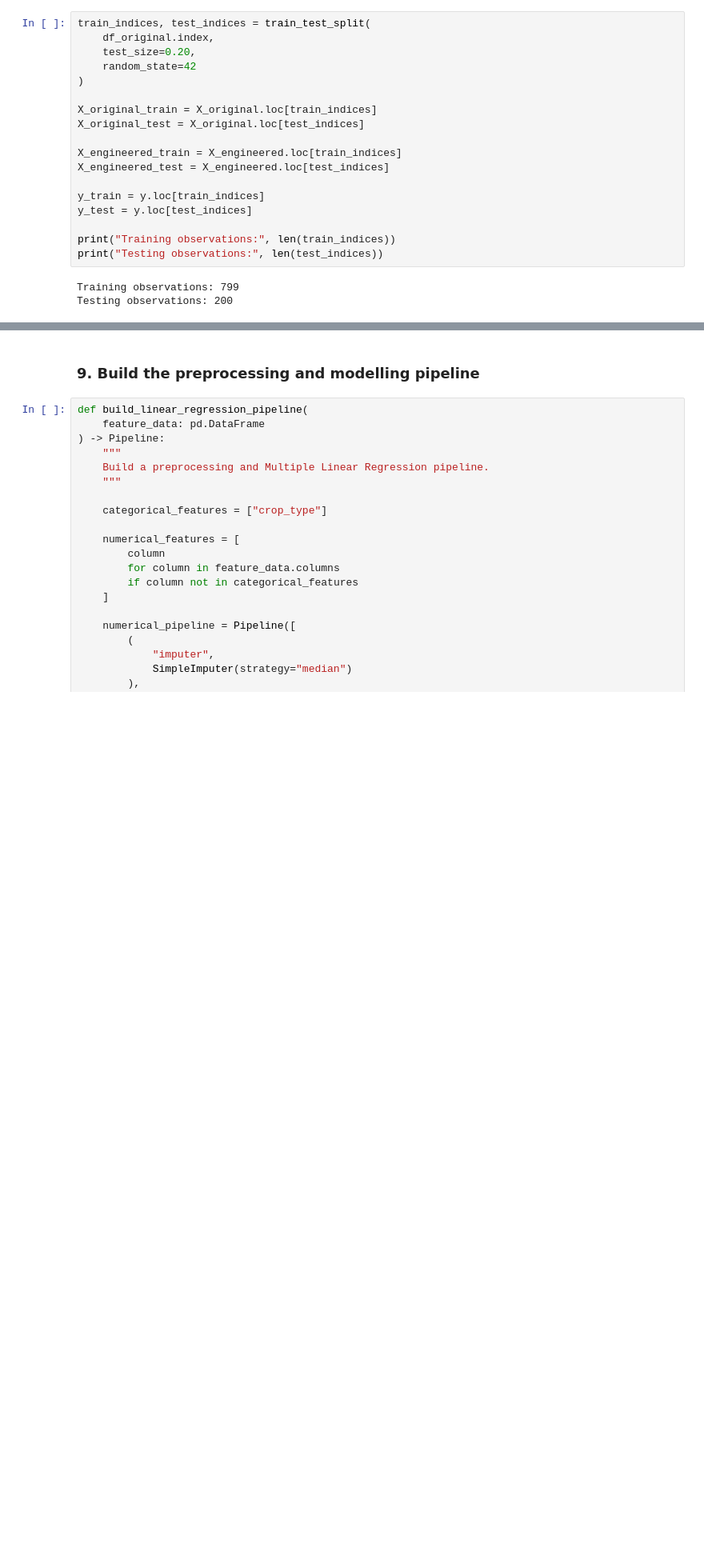
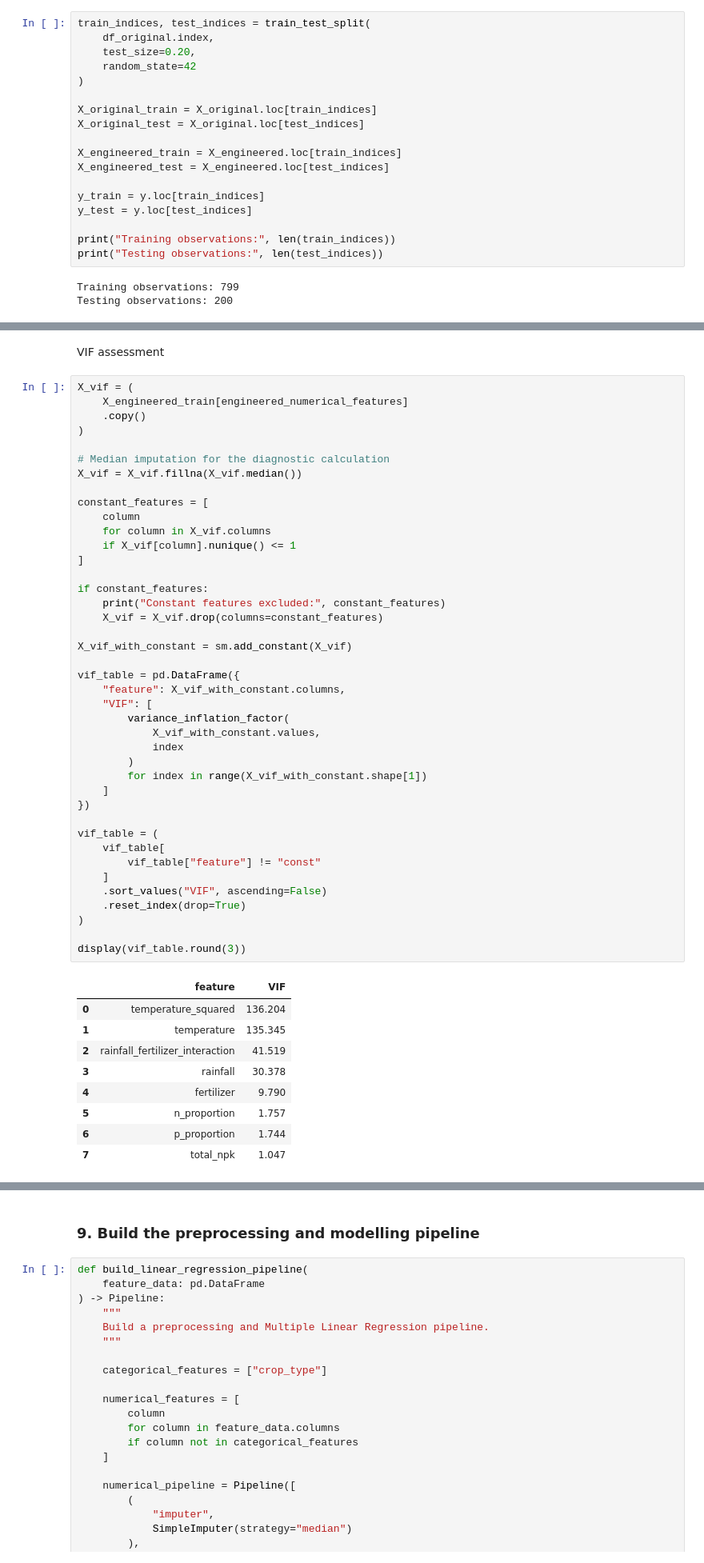
Before and after one commit to Ronkecrown/gamma2-crop-yield-prediction, a Jupyter notebook: notebooks/04_baseline_model.ipynb, the cells around one changed output, grey strips where cells are left out. Shown at 80% size. Drawn from its saved outputs; the diff is of its cells as text; blank space fills up the shorter version.

```diff
--- a/notebooks/04_baseline_model.ipynb
+++ b/notebooks/04_baseline_model.ipynb
@@ -249,0 +289,53 @@ Testing observations: 200
+# %% [markdown]
+VIF assessment
+# %%
+X_vif = (
+    X_engineered_train[engineered_numerical_features]
+    .copy()
+)
+
+# Median imputation for the diagnostic calculation
+X_vif = X_vif.fillna(X_vif.median())
+
+constant_features = [
+    column
+    for column in X_vif.columns
+    if X_vif[column].nunique() <= 1
+]
+
+if constant_features:
+    print("Constant features excluded:", constant_features)
+    X_vif = X_vif.drop(columns=constant_features)
+
+X_vif_with_constant = sm.add_constant(X_vif)
+
+vif_table = pd.DataFrame({
+    "feature": X_vif_with_constant.columns,
+    "VIF": [
+        variance_inflation_factor(
+            X_vif_with_constant.values,
+            index
+        )
+        for index in range(X_vif_with_constant.shape[1])
+    ]
+})
+
+vif_table = (
+    vif_table[
+        vif_table["feature"] != "const"
+    ]
+    .sort_values("VIF", ascending=False)
+    .reset_index(drop=True)
+)
+
+display(vif_table.round(3))
+# %% [output]
+|  | feature | VIF |
+| 0 | temperature_squared | 136.204 |
+| 1 | temperature | 135.345 |
+| 2 | rainfall_fertilizer_interaction | 41.519 |
+| 3 | rainfall | 30.378 |
+| 4 | fertilizer | 9.790 |
+| 5 | n_proportion | 1.757 |
+| 6 | p_proportion | 1.744 |
+| 7 | total_npk | 1.047 |
```
Also changed, not shown: parts of 21 cells of this notebook, 3 other files.
